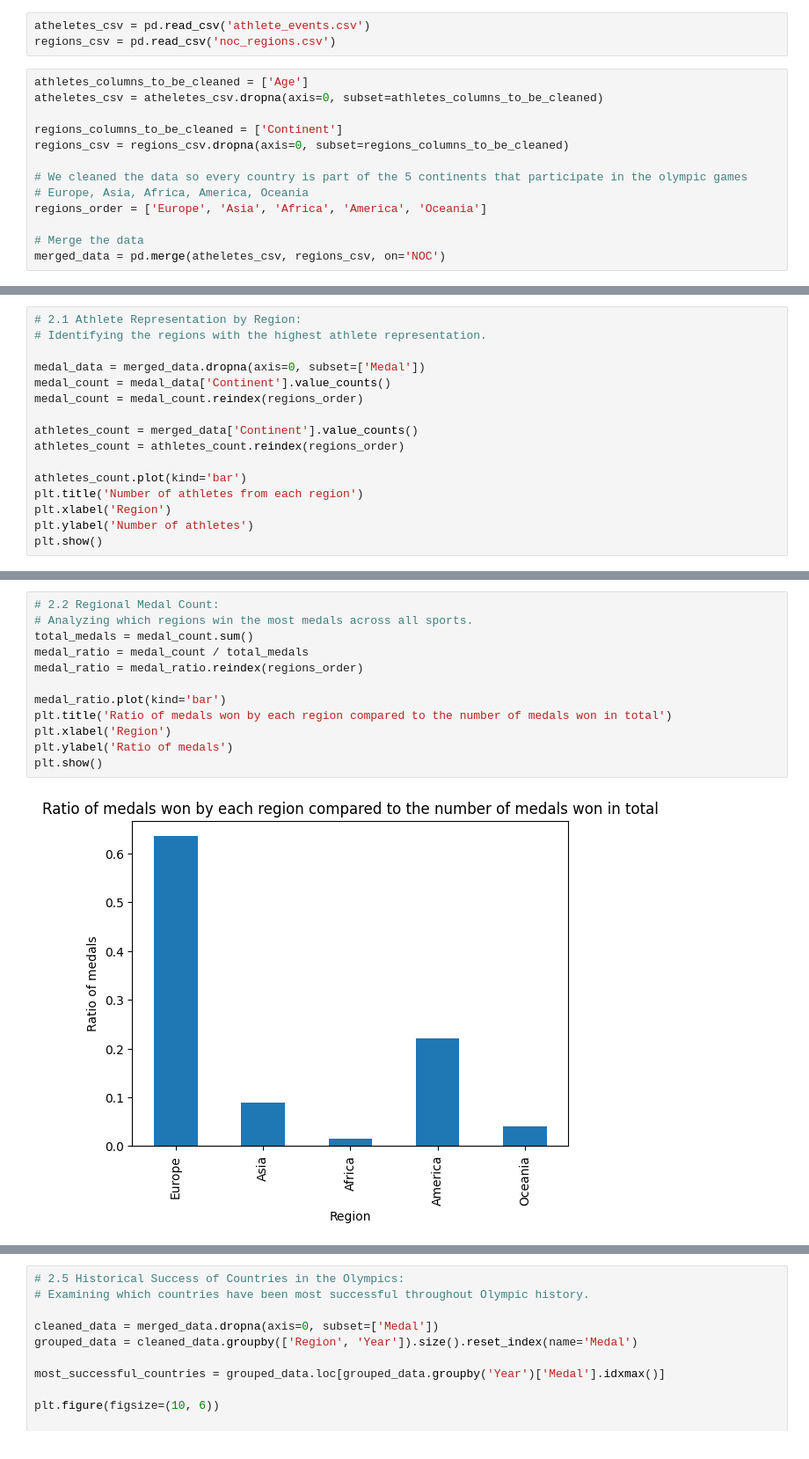
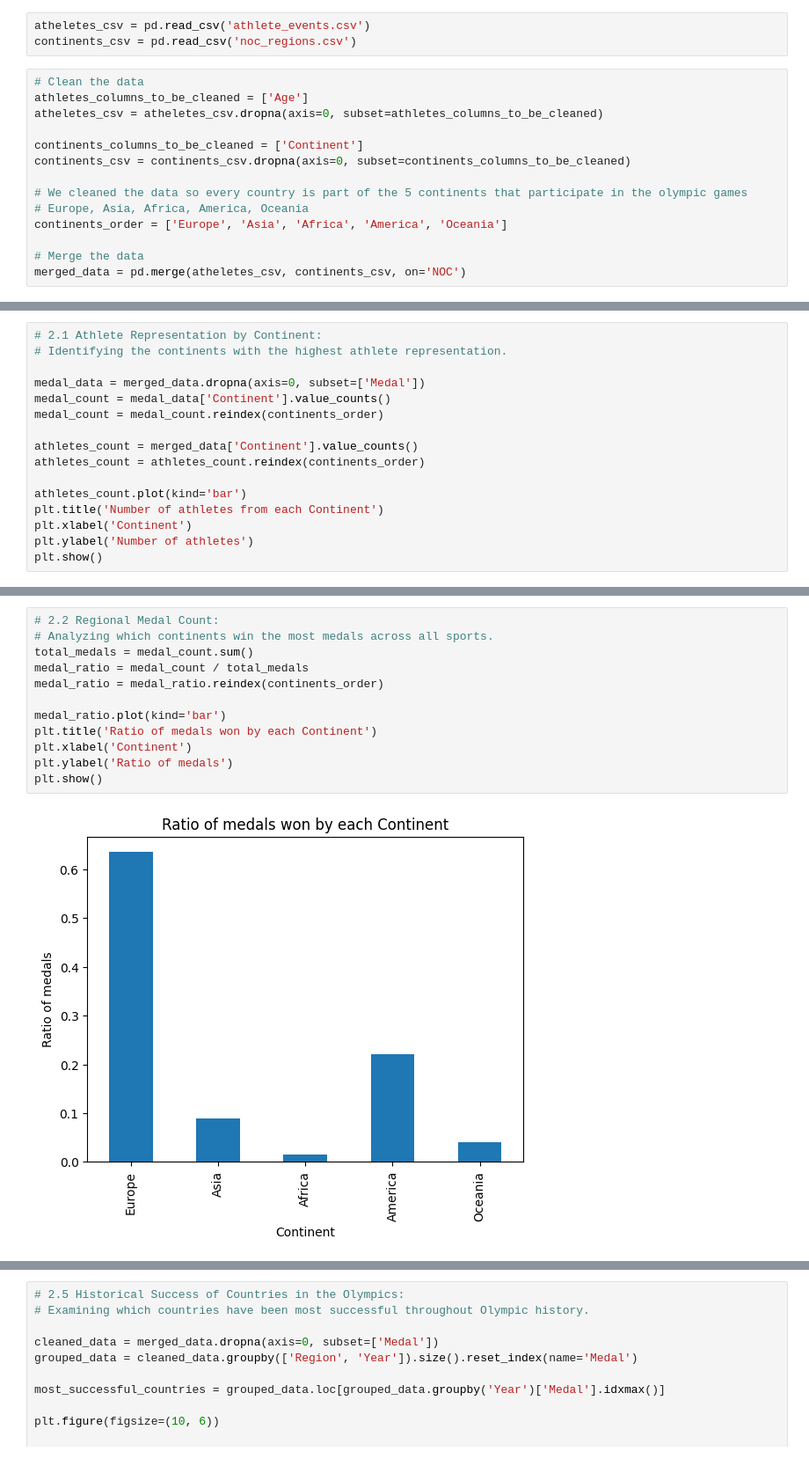
Before and after one commit to AnassTaher/data-wrangling, a Jupyter notebook: q2.ipynb, the cells around one changed output, grey strips where cells are left out. Shown at 88% size. Cells and saved outputs as stored; diff of their text form.

```diff
--- a/q2.ipynb
+++ b/q2.ipynb
@@ -5,20 +4,21 @@ import seaborn as sns
 import matplotlib.pyplot as plt
 # %%
 atheletes_csv = pd.read_csv('athlete_events.csv')
-regions_csv = pd.read_csv('noc_regions.csv')
+continents_csv = pd.read_csv('noc_regions.csv')
 # %%
+# Clean the data
 athletes_columns_to_be_cleaned = ['Age']
 atheletes_csv = atheletes_csv.dropna(axis=0, subset=athletes_columns_to_be_cleaned)
 
-regions_columns_to_be_cleaned = ['Continent']
-regions_csv = regions_csv.dropna(axis=0, subset=regions_columns_to_be_cleaned)
+continents_columns_to_be_cleaned = ['Continent']
+continents_csv = continents_csv.dropna(axis=0, subset=continents_columns_to_be_cleaned)
 
 # We cleaned the data so every country is part of the 5 continents that participate in the olympic games
 # Europe, Asia, Africa, America, Oceania
-regions_order = ['Europe', 'Asia', 'Africa', 'America', 'Oceania']
+continents_order = ['Europe', 'Asia', 'Africa', 'America', 'Oceania']
 
 # Merge the data
-merged_data = pd.merge(atheletes_csv, regions_csv, on='NOC')
+merged_data = pd.merge(atheletes_csv, continents_csv, on='NOC')
 # %%
 # Utility variables
 medal_data = merged_data.dropna(axis=0, subset=['Medal'])
@@ -27,17 +27,17 @@ medal_count = medal_count.reindex(regions_order)
 # %%
-# 2.1 Athlete Representation by Region:
-# Identifying the regions with the highest athlete representation.
+# 2.1 Athlete Representation by Continent:
+# Identifying the continents with the highest athlete representation.
 
 medal_data = merged_data.dropna(axis=0, subset=['Medal'])
 medal_count = medal_data['Continent'].value_counts()
-medal_count = medal_count.reindex(regions_order)
+medal_count = medal_count.reindex(continents_order)
 
 athletes_count = merged_data['Continent'].value_counts()
-athletes_count = athletes_count.reindex(regions_order)
+athletes_count = athletes_count.reindex(continents_order)
 
 athletes_count.plot(kind='bar')
-plt.title('Number of athletes from each region')
-plt.xlabel('Region')
+plt.title('Number of athletes from each Continent')
+plt.xlabel('Continent')
 plt.ylabel('Number of athletes')
 plt.show()
 # %% [output]
@@ -45,15 +45,15 @@ plt.show()
 # %%
 # 2.2 Regional Medal Count:
-# Analyzing which regions win the most medals across all sports.
+# Analyzing which continents win the most medals across all sports.
 total_medals = medal_count.sum()
 medal_ratio = medal_count / total_medals
-medal_ratio = medal_ratio.reindex(regions_order)
+medal_ratio = medal_ratio.reindex(continents_order)
 
 medal_ratio.plot(kind='bar')
-plt.title('Ratio of medals won by each region compared to the number of medals won in total')
-plt.xlabel('Region')
+plt.title('Ratio of medals won by each Continent')
+plt.xlabel('Continent')
 plt.ylabel('Ratio of medals')
 plt.show()
 # %% [output]
-[figure, old version]
+[figure, new version]
 # %%
```
Also changed, not shown: parts of 5 cells of this notebook, 2 other files.
